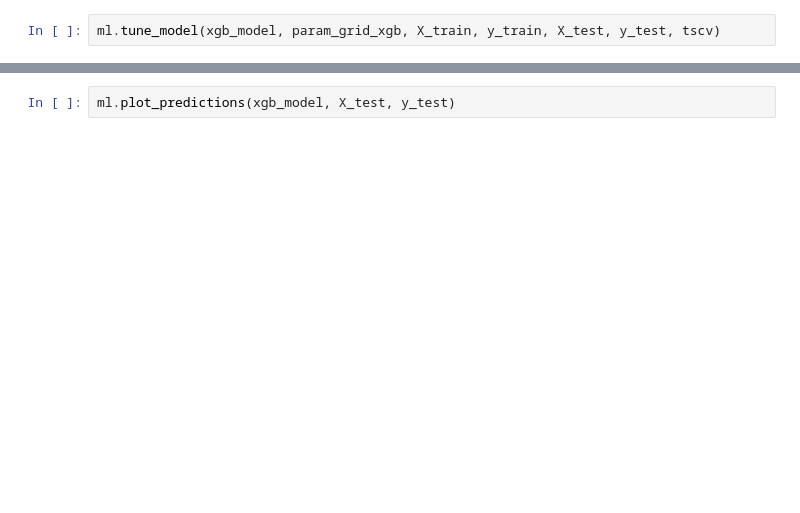
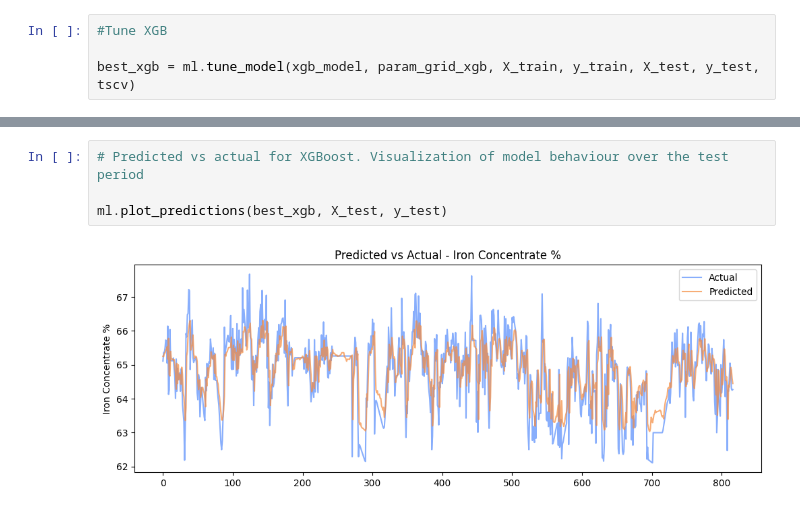
Before and after one commit to AdrianaAlves94/Iron_processing_concentration_MLProject, a Jupyter notebook: notebooks/03_model_training.ipynb, the cells around one changed output, grey strips where cells are left out. Drawn from its saved outputs; the diff is of its cells as text; blank space fills up the shorter version.

```diff
--- a/notebooks/03_model_training.ipynb
+++ b/notebooks/03_model_training.ipynb
@@ -53,2 +88,4 @@ ml.tune_model(rf_model, param_grid_rf, X_train, y_train, X_test, y_test, tscv)
 # %%
-ml.tune_model(xgb_model, param_grid_xgb, X_train, y_train, X_test, y_test, tscv)
+#Tune XGB
+
+best_xgb = ml.tune_model(xgb_model, param_grid_xgb, X_train, y_train, X_test, y_test, tscv)
@@ -59,2 +137,6 @@ ml.feature_importance(xgb_model, X_train, top_n=15)
 # %%
-ml.plot_predictions(xgb_model, X_test, y_test)
+# Predicted vs actual for XGBoost. Visualization of model behaviour over the test period
+
+ml.plot_predictions(best_xgb, X_test, y_test)
+# %% [output]
+[figure, added]
```
Also changed, not shown: parts of 13 cells of this notebook, 14 other files.
